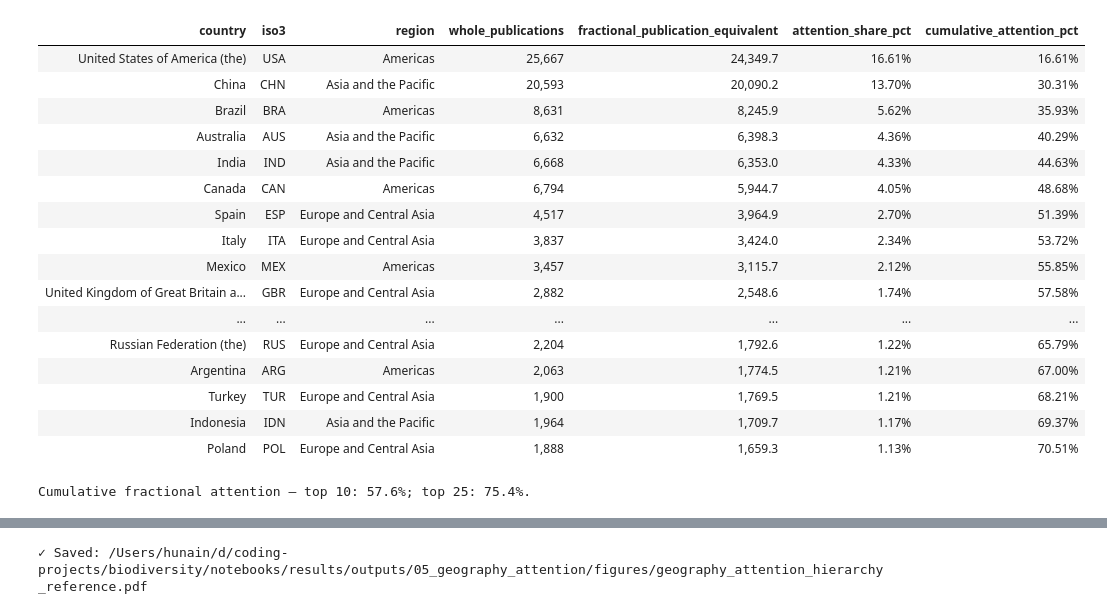
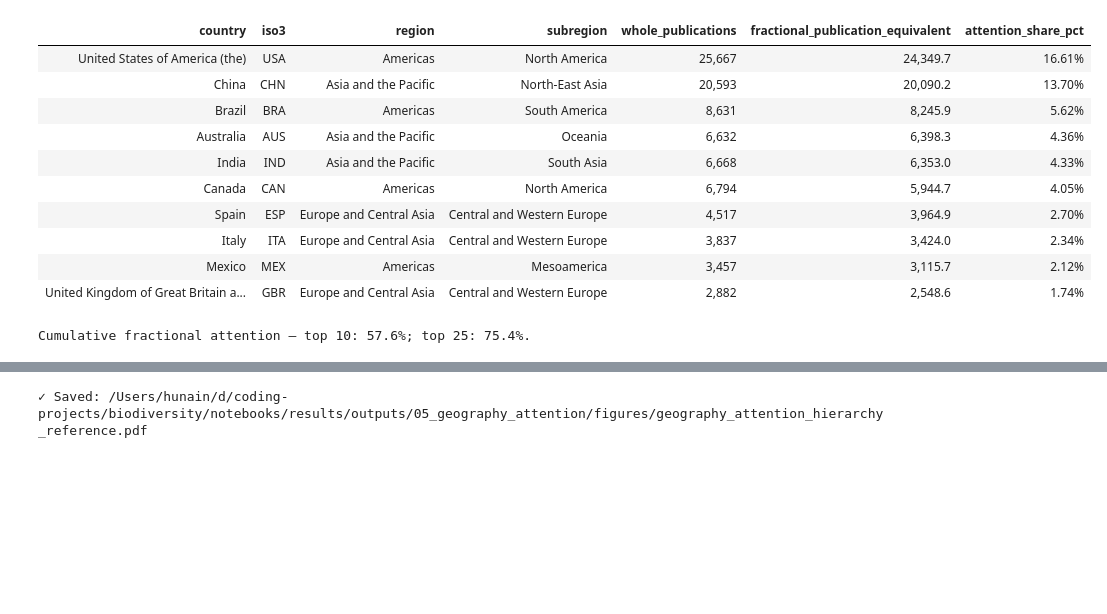
Before and after one commit to hunaindot/biodiversity-change-systematic-map, a Jupyter notebook: notebooks/results/05_geography_attention.ipynb, the cells around one changed output, grey strips where cells are left out. Saved outputs shown, nothing was run; the diff lists cells and outputs as text; code cells hidden in the pictures; blank space fills up the shorter version.

```diff
--- a/notebooks/results/05_geography_attention.ipynb
+++ b/notebooks/results/05_geography_attention.ipynb
@@ -377,67 +93,23 @@ evidence-support bands.
 # %%
-region_attention = geography.hierarchy.loc[
-    geography.hierarchy["node_type"].eq("region"),
-    [
-        "label",
-        "child_count",
-        "whole_publications",
-        "fractional_publication_equivalent",
-        "attention_share_pct",
-    ],
-].rename(columns={"label": "region", "child_count": "subregions"})
-region_attention = region_attention.sort_values(
-    ["attention_share_pct", "region"], ascending=[False, True]
-).reset_index(drop=True)
-region_attention["mapping_leaves"] = region_attention["region"].map(
-    geography.countries.groupby("region", observed=True).size()
-)
-region_attention = region_attention[
-    [
-        "region",
-        "subregions",
-        "mapping_leaves",
-        "whole_publications",
-        "fractional_publication_equivalent",
-        "attention_share_pct",
-    ]
-]
 display(
-    region_attention.style.format({
-        "subregions": "{:,}",
-        "mapping_leaves": "{:,}",
+    geography.regions.style.format({
+        "country_count": "{:,}",
         "whole_publications": "{:,}",
         "fractional_publication_equivalent": "{:,.1f}",
         "attention_share_pct": "{:.2f}%",
     }).hide(axis="index")
 )
 
-ranked_countries = geography.countries.loc[
-    geography.countries["key_status"].eq("valid_iso3")
-].sort_values("attention_share_pct", ascending=False).copy()
-ranked_countries["cumulative_attention_pct"] = ranked_countries[
-    "attention_share_pct"
-].cumsum()
 display(
-    ranked_countries.head(20)[
-        [
-            "country",
-            "iso3",
-            "region",
-            "whole_publications",
-            "fractional_publication_equivalent",
-            "attention_share_pct",
-            "cumulative_attention_pct",
-        ]
-    ].style.format({
+    geography.countries.head(10).style.format({
         "whole_publications": "{:,}",
         "fractional_publication_equivalent": "{:,.1f}",
         "attention_share_pct": "{:.2f}%",
-        "cumulative_attention_pct": "{:.2f}%",
     }).hide(axis="index")
 )
 print(
     "Cumulative fractional attention — "
-    f"top 10: {ranked_countries.head(10)['attention_share_pct'].sum():.1f}%; "
-    f"top 25: {ranked_countries.head(25)['attention_share_pct'].sum():.1f}%."
+    f"top 10: {geography.countries.head(10)['attention_share_pct'].sum():.1f}%; "
+    f"top 25: {geography.countries.head(25)['attention_share_pct'].sum():.1f}%."
 )
 # %% [output]
@@ -450,18 +121,12 @@ print(
-| country | iso3 | region | whole_publications | fractional_publication_equivalent | attention_share_pct | cumulative_attention_pct |
-| United States of America (the) | USA | Americas | 25,667 | 24,349.7 | 16.61% | 16.61% |
-| China | CHN | Asia and the Pacific | 20,593 | 20,090.2 | 13.70% | 30.31% |
-| Brazil | BRA | Americas | 8,631 | 8,245.9 | 5.62% | 35.93% |
-| Australia | AUS | Asia and the Pacific | 6,632 | 6,398.3 | 4.36% | 40.29% |
-| India | IND | Asia and the Pacific | 6,668 | 6,353.0 | 4.33% | 44.63% |
-| Canada | CAN | Americas | 6,794 | 5,944.7 | 4.05% | 48.68% |
-| Spain | ESP | Europe and Central Asia | 4,517 | 3,964.9 | 2.70% | 51.39% |
-| Italy | ITA | Europe and Central Asia | 3,837 | 3,424.0 | 2.34% | 53.72% |
-| Mexico | MEX | Americas | 3,457 | 3,115.7 | 2.12% | 55.85% |
-| United Kingdom of Great Britain a... | GBR | Europe and Central Asia | 2,882 | 2,548.6 | 1.74% | 57.58% |
-| ... | ... | ... | ... | ... | ... | ... |
-| Russian Federation (the) | RUS | Europe and Central Asia | 2,204 | 1,792.6 | 1.22% | 65.79% |
-| Argentina | ARG | Americas | 2,063 | 1,774.5 | 1.21% | 67.00% |
-| Turkey | TUR | Europe and Central Asia | 1,900 | 1,769.5 | 1.21% | 68.21% |
-| Indonesia | IDN | Asia and the Pacific | 1,964 | 1,709.7 | 1.17% | 69.37% |
-| Poland | POL | Europe and Central Asia | 1,888 | 1,659.3 | 1.13% | 70.51% |
+| country | iso3 | region | subregion | whole_publications | fractional_publication_equivalent | attention_share_pct |
+| United States of America (the) | USA | Americas | North America | 25,667 | 24,349.7 | 16.61% |
+| China | CHN | Asia and the Pacific | North-East Asia | 20,593 | 20,090.2 | 13.70% |
+| Brazil | BRA | Americas | South America | 8,631 | 8,245.9 | 5.62% |
+| Australia | AUS | Asia and the Pacific | Oceania | 6,632 | 6,398.3 | 4.36% |
+| India | IND | Asia and the Pacific | South Asia | 6,668 | 6,353.0 | 4.33% |
+| Canada | CAN | Americas | North America | 6,794 | 5,944.7 | 4.05% |
+| Spain | ESP | Europe and Central Asia | Central and Western Europe | 4,517 | 3,964.9 | 2.70% |
+| Italy | ITA | Europe and Central Asia | Central and Western Europe | 3,837 | 3,424.0 | 2.34% |
+| Mexico | MEX | Americas | Mesoamerica | 3,457 | 3,115.7 | 2.12% |
+| United Kingdom of Great Britain a... | GBR | Europe and Central Asia | Central and Western Europe | 2,882 | 2,548.6 | 1.74% |
 Cumulative fractional attention — top 10: 57.6%; top 25: 75.4%.
```
Also changed, not shown: parts of 28 cells of this notebook, 21 other files.
